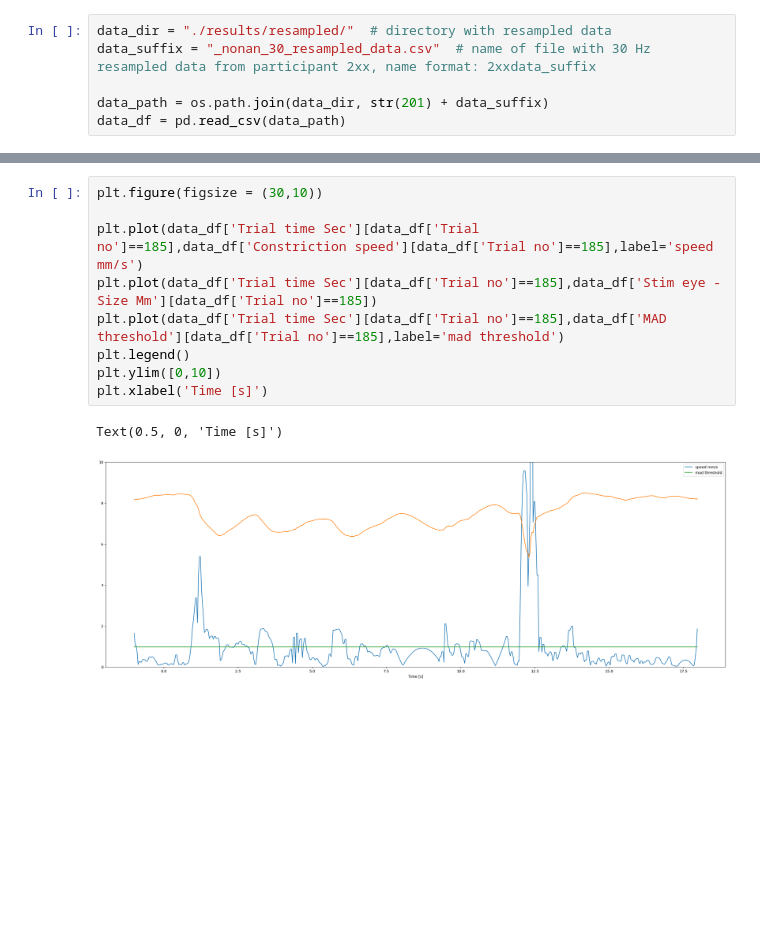
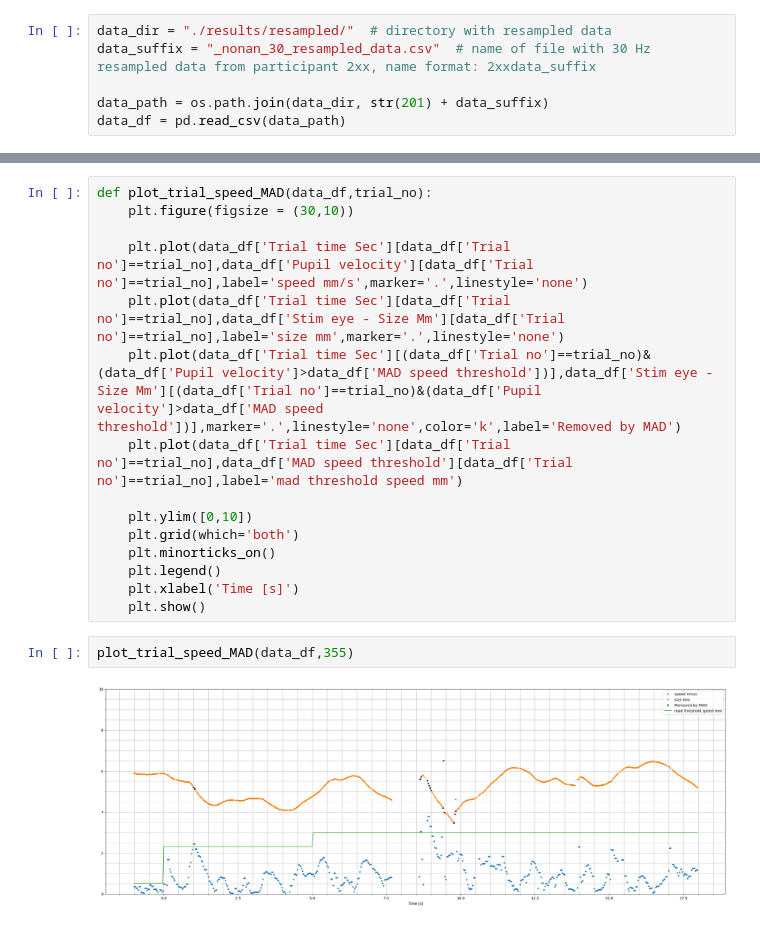
Before and after one commit to tscnlab/civibe_pupilprep, a Jupyter notebook: notebooks/prep_detect_remove_artifacts.ipynb, the cells around one changed output, grey strips where cells are left out. Saved outputs shown, nothing was run; the diff lists cells and outputs as text; blank space fills up the shorter version.

```diff
--- a/notebooks/prep_detect_remove_artifacts.ipynb
+++ b/notebooks/prep_detect_remove_artifacts.ipynb
@@ -156,12 +173,19 @@ data_df = compute_pupil_speed_mad(data_df_filtered,multiplier=3)
 # %%
-plt.figure(figsize = (30,10))
+def plot_trial_speed_MAD(data_df,trial_no):
+    plt.figure(figsize = (30,10))
 
-plt.plot(data_df['Trial time Sec'][data_df['Trial no']==185],data_df['Constriction speed'][data_df['Trial no']==185],label='speed mm/s')
-plt.plot(data_df['Trial time Sec'][data_df['Trial no']==185],data_df['Stim eye - Size Mm'][data_df['Trial no']==185])
-plt.plot(data_df['Trial time Sec'][data_df['Trial no']==185],data_df['MAD threshold'][data_df['Trial no']==185],label='mad threshold')
-plt.legend()
-plt.ylim([0,10])
-plt.xlabel('Time [s]')
+    plt.plot(data_df['Trial time Sec'][data_df['Trial no']==trial_no],data_df['Pupil velocity'][data_df['Trial no']==trial_no],label='speed mm/s',marker='.',linestyle='none')
+    plt.plot(data_df['Trial time Sec'][data_df['Trial no']==trial_no],data_df['Stim eye - Size Mm'][data_df['Trial no']==trial_no],label='size mm',marker='.',linestyle='none')
+    plt.plot(data_df['Trial time Sec'][(data_df['Trial no']==trial_no)&(data_df['Pupil velocity']>data_df['MAD speed threshold'])],data_df['Stim eye - Size Mm'][(data_df['Trial no']==trial_no)&(data_df['Pupil velocity']>data_df['MAD speed threshold'])],marker='.',linestyle='none',color='k',label='Removed by MAD')
+    plt.plot(data_df['Trial time Sec'][data_df['Trial no']==trial_no],data_df['MAD speed threshold'][data_df['Trial no']==trial_no],label='mad threshold speed mm')
+
+    plt.ylim([0,10])
+    plt.grid(which='both')
+    plt.minorticks_on()
+    plt.legend()
+    plt.xlabel('Time [s]')
+    plt.show()
-# %% [output]
-Text(0.5, 0, 'Time [s]')
-[figure, removed]
+# %%
+plot_trial_speed_MAD(data_df,355)
+# %% [output]
+[figure, added]
```
Also changed, not shown: parts of 30 cells of this notebook.
